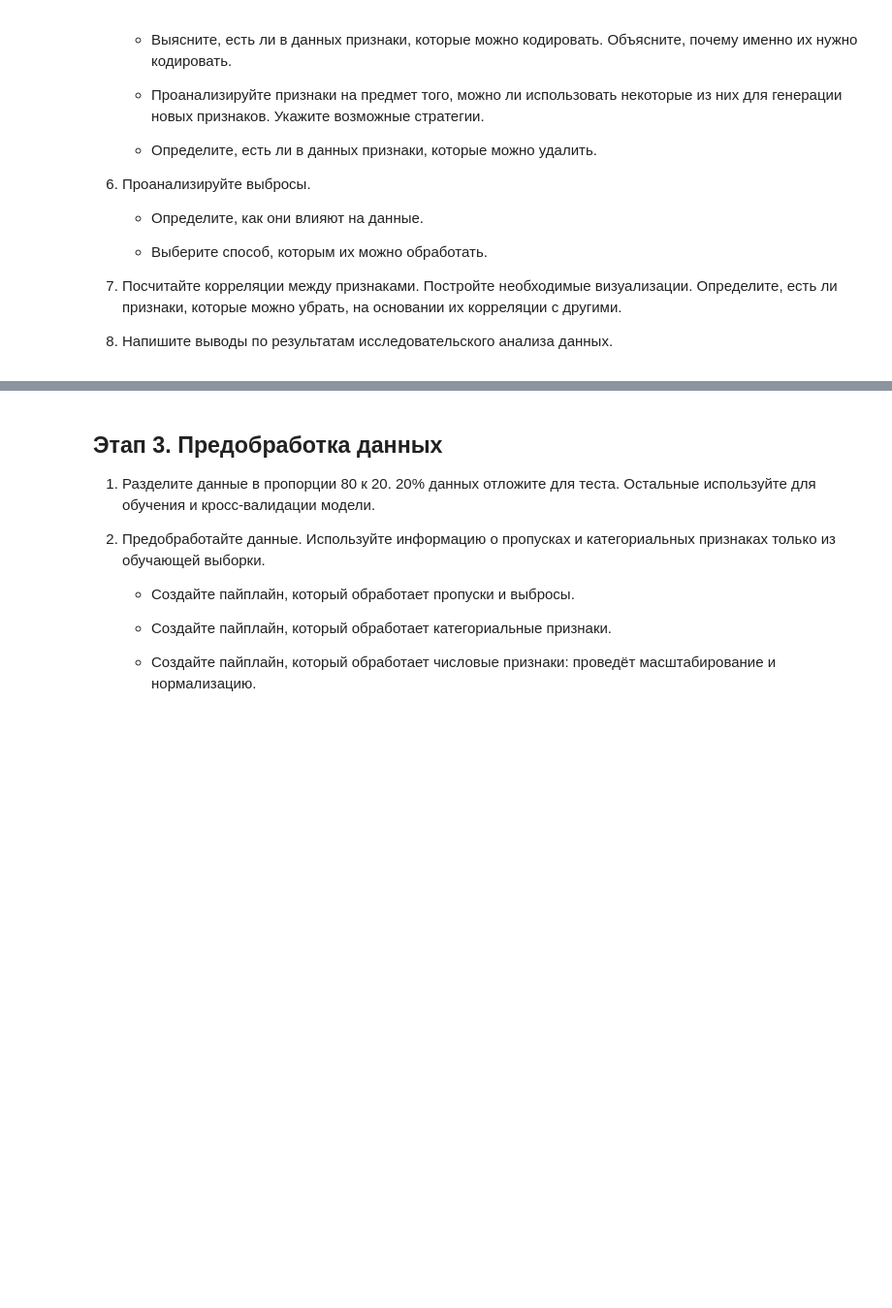
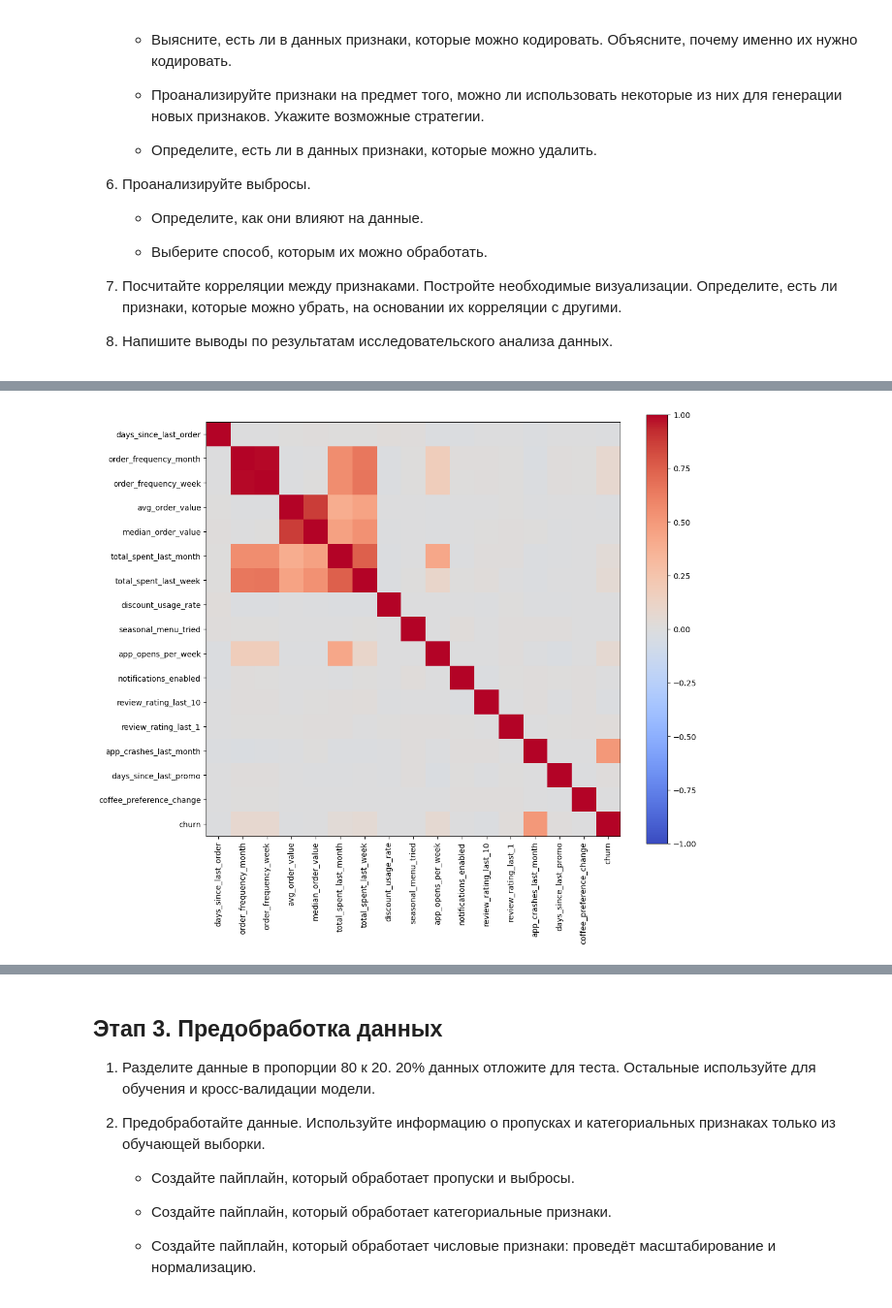
Before and after one commit to andreiyopt/coffee_churn_model, a Jupyter notebook: work/coffee_churn_model.ipynb, the cells around one changed output, grey strips where cells are left out. Shown at 97% size. Drawn from its saved outputs; the diff is of its cells as text; code cells hidden in the pictures; blank space fills up the shorter version.

```diff
--- a/work/coffee_churn_model.ipynb
+++ b/work/coffee_churn_model.ipynb
@@ -65,0 +479,4 @@ NumPy: 1.21.4
+# %%
+corr_matrix = df_churn.corr(method='pearson')
+
+corr_matrix['churn'].sort_values(ascending=False)
@@ -65,0 +502,12 @@ NumPy: 1.21.4
+# %%
+plt.figure(figsize=(12, 10))
+
+plt.imshow(corr_matrix, cmap='coolwarm', vmin=-1, vmax=1)
+plt.colorbar()
+
+plt.xticks(range(len(corr_matrix.columns)), corr_matrix.columns, rotation=90)
+plt.yticks(range(len(corr_matrix.columns)), corr_matrix.columns)
+
+plt.show()
+# %% [output]
+[figure, added]
```
Also changed, not shown: parts of 53 cells of this notebook.
